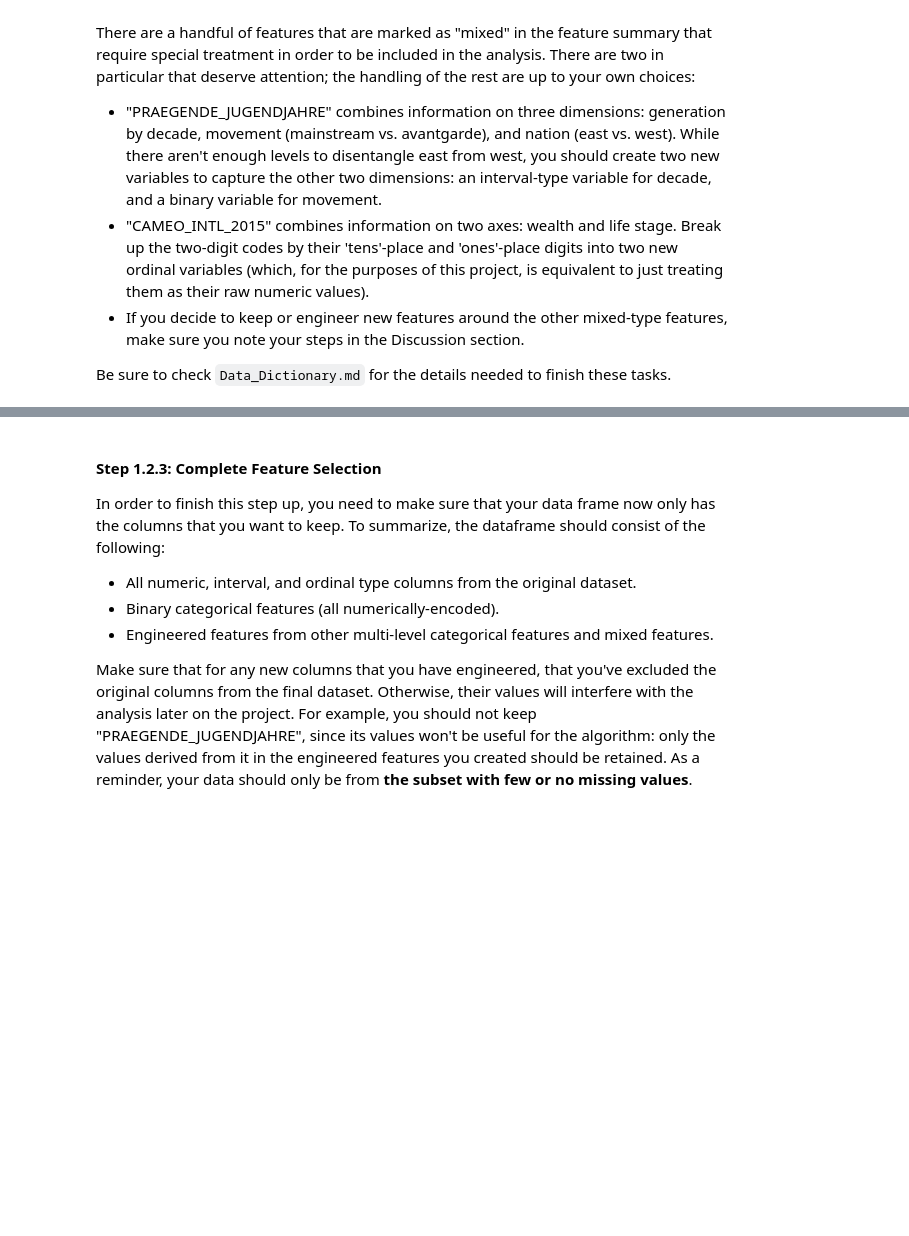
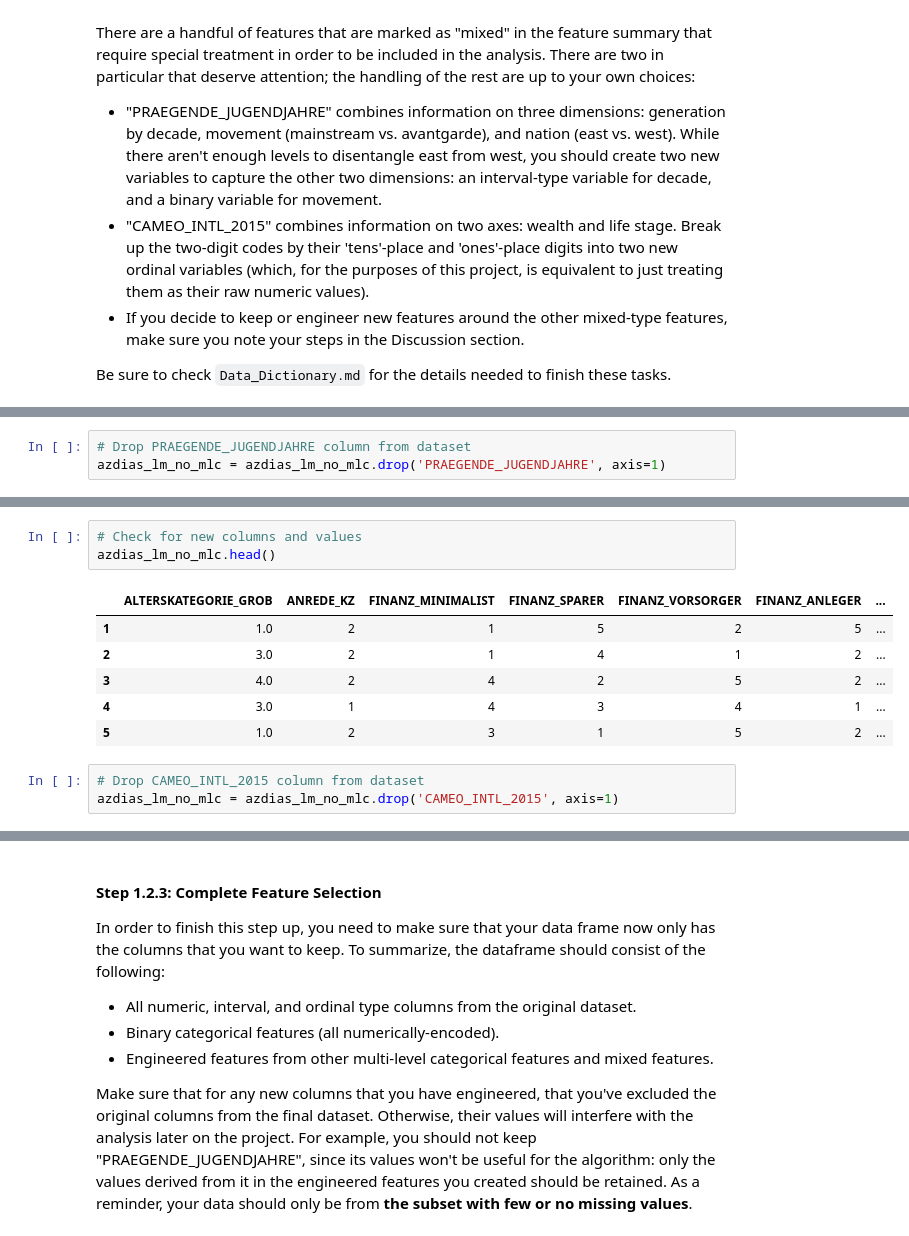
Before and after one commit to davidblackwelder/identify-customer-segments, a Jupyter notebook: Identify_Customer_Segments.ipynb, the cells around one changed output, grey strips where cells are left out. Cells and saved outputs as stored; diff of their text form; blank space fills up the shorter version.

```diff
--- a/Identify_Customer_Segments.ipynb
+++ b/Identify_Customer_Segments.ipynb
@@ -566,0 +717,3 @@ Be sure to check `Data_Dictionary.md` for the details needed to finish these tas
+# %%
+# Drop PRAEGENDE_JUGENDJAHRE column from dataset
+azdias_lm_no_mlc = azdias_lm_no_mlc.drop('PRAEGENDE_JUGENDJAHRE', axis=1)
@@ -566,0 +791,13 @@ Be sure to check `Data_Dictionary.md` for the details needed to finish these tas
+# %%
+# Check for new columns and values
+azdias_lm_no_mlc.head()
+# %% [output]
+|  | ALTERSKATEGORIE_GROB | ANREDE_KZ | FINANZ_MINIMALIST | FINANZ_SPARER | FINANZ_VORSORGER | FINANZ_ANLEGER | ... |
+| 1 | 1.0 | 2 | 1 | 5 | 2 | 5 | ... |
+| 2 | 3.0 | 2 | 1 | 4 | 1 | 2 | ... |
+| 3 | 4.0 | 2 | 4 | 2 | 5 | 2 | ... |
+| 4 | 3.0 | 1 | 4 | 3 | 4 | 1 | ... |
+| 5 | 1.0 | 2 | 3 | 1 | 5 | 2 | ... |
+# %%
+# Drop CAMEO_INTL_2015 column from dataset
+azdias_lm_no_mlc = azdias_lm_no_mlc.drop('CAMEO_INTL_2015', axis=1)
```
Also changed, not shown: parts of 34 cells of this notebook.
